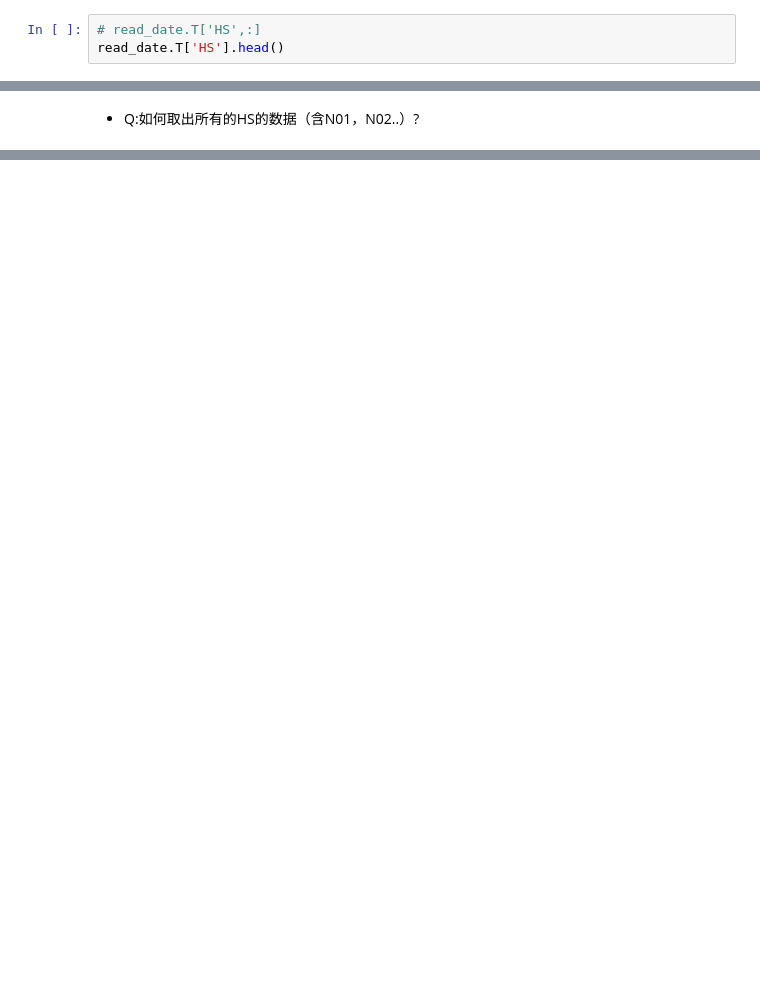
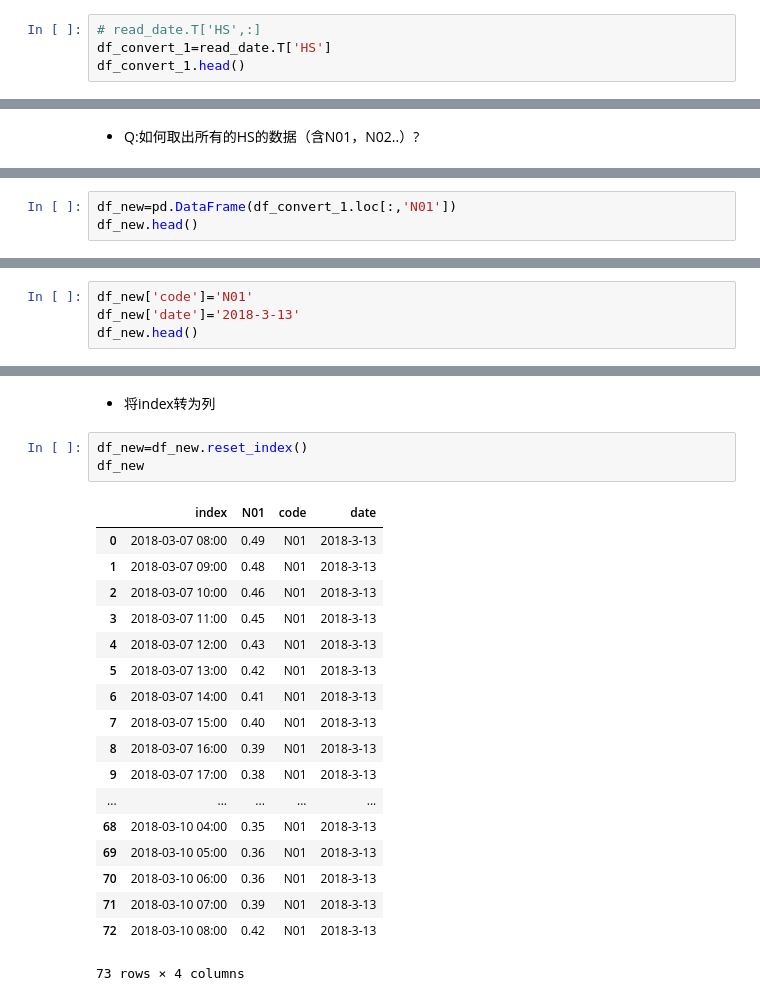
Before and after one commit to evaseemefly/GridForecastSys, a Jupyter notebook: byjupyter/06-生成当日生成的所有预报数据并写入数据库.ipynb, the cells around one changed output, grey strips where cells are left out. Saved outputs shown, nothing was run; the diff lists cells and outputs as text; blank space fills up the shorter version.

```diff
--- a/byjupyter/06-生成当日生成的所有预报数据并写入数据库.ipynb
+++ b/byjupyter/06-生成当日生成的所有预报数据并写入数据库.ipynb
@@ -83,7 +93,8 @@ read_date.T.head()
 5 rows × 639 columns
 # %%
 # read_date.T['HS',:]
-read_date.T['HS'].head()
+df_convert_1=read_date.T['HS']
+df_convert_1.head()
 # %% [output]
 | 0 | N01 | N02 | N03 | N04 | N05 | N06 | N07 | N08 | N09 | N10 | ... | ... |
 | 2018-03-07 08:00 | 0.49 | 0.44 | 0.19 | 0.52 | 0.82 | 0.76 | 0.47 | 0.71 | 0.74 | 0.71 | ... | ... |
@@ -161,0 +173,3 @@ Name: (N01, HS), dtype: float64
+# %%
+df_new=pd.DataFrame(df_convert_1.loc[:,'N01'])
+df_new.head()
@@ -161,0 +183,4 @@ Name: (N01, HS), dtype: float64
+# %%
+df_new['code']='N01'
+df_new['date']='2018-3-13'
+df_new.head()
@@ -161,0 +194,24 @@ Name: (N01, HS), dtype: float64
+# %% [markdown]
+* 将index转为列
+# %%
+df_new=df_new.reset_index()
+df_new
+# %% [output]
+|  | index | N01 | code | date |
+| 0 | 2018-03-07 08:00 | 0.49 | N01 | 2018-3-13 |
+| 1 | 2018-03-07 09:00 | 0.48 | N01 | 2018-3-13 |
+| 2 | 2018-03-07 10:00 | 0.46 | N01 | 2018-3-13 |
+| 3 | 2018-03-07 11:00 | 0.45 | N01 | 2018-3-13 |
+| 4 | 2018-03-07 12:00 | 0.43 | N01 | 2018-3-13 |
+| 5 | 2018-03-07 13:00 | 0.42 | N01 | 2018-3-13 |
+| 6 | 2018-03-07 14:00 | 0.41 | N01 | 2018-3-13 |
+| 7 | 2018-03-07 15:00 | 0.40 | N01 | 2018-3-13 |
+| 8 | 2018-03-07 16:00 | 0.39 | N01 | 2018-3-13 |
+| 9 | 2018-03-07 17:00 | 0.38 | N01 | 2018-3-13 |
+| ... | ... | ... | ... | ... |
+| 68 | 2018-03-10 04:00 | 0.35 | N01 | 2018-3-13 |
+| 69 | 2018-03-10 05:00 | 0.36 | N01 | 2018-3-13 |
+| 70 | 2018-03-10 06:00 | 0.36 | N01 | 2018-3-13 |
+| 71 | 2018-03-10 07:00 | 0.39 | N01 | 2018-3-13 |
+| 72 | 2018-03-10 08:00 | 0.42 | N01 | 2018-3-13 |
+73 rows × 4 columns
```
Also changed, not shown: parts of 43 cells of this notebook, 2 other files.
